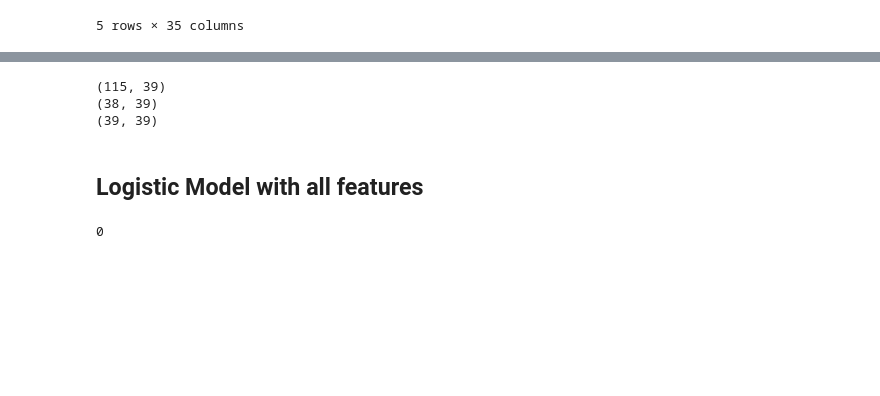
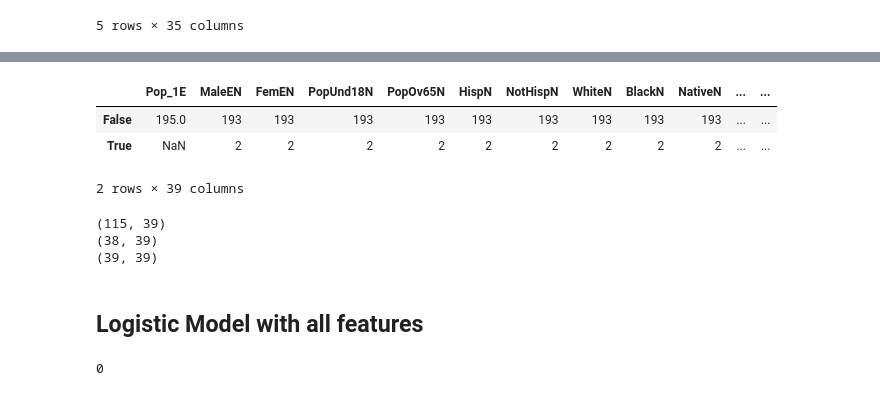
Before and after one commit to leonaisabelle/CUSP-ADS-Project, a Jupyter notebook: modelling_notebooks/binary_classification.ipynb, the cells around one changed output, grey strips where cells are left out. Saved outputs shown, nothing was run; the diff lists cells and outputs as text; code cells hidden in the pictures; blank space fills up the shorter version.

```diff
--- a/modelling_notebooks/binary_classification.ipynb
+++ b/modelling_notebooks/binary_classification.ipynb
@@ -103,3 +114,10 @@ data.shape
+# %%
+data.isnull().apply(pd.value_counts)
+# %% [output]
+|  | Pop_1E | MaleEN | FemEN | PopUnd18N | PopOv65N | HispN | NotHispN | WhiteN | BlackN | NativeN | ... | ... |
+| False | 195.0 | 193 | 193 | 193 | 193 | 193 | 193 | 193 | 193 | 193 | ... | ... |
+| True | NaN | 2 | 2 | 2 | 2 | 2 | 2 | 2 | 2 | 2 | ... | ... |
+2 rows × 39 columns
 # %%
 #Y = data[['GardenCounts', 'HasGarden']]
 #Y.head()
```
Also changed, not shown: parts of 4 cells of this notebook.
